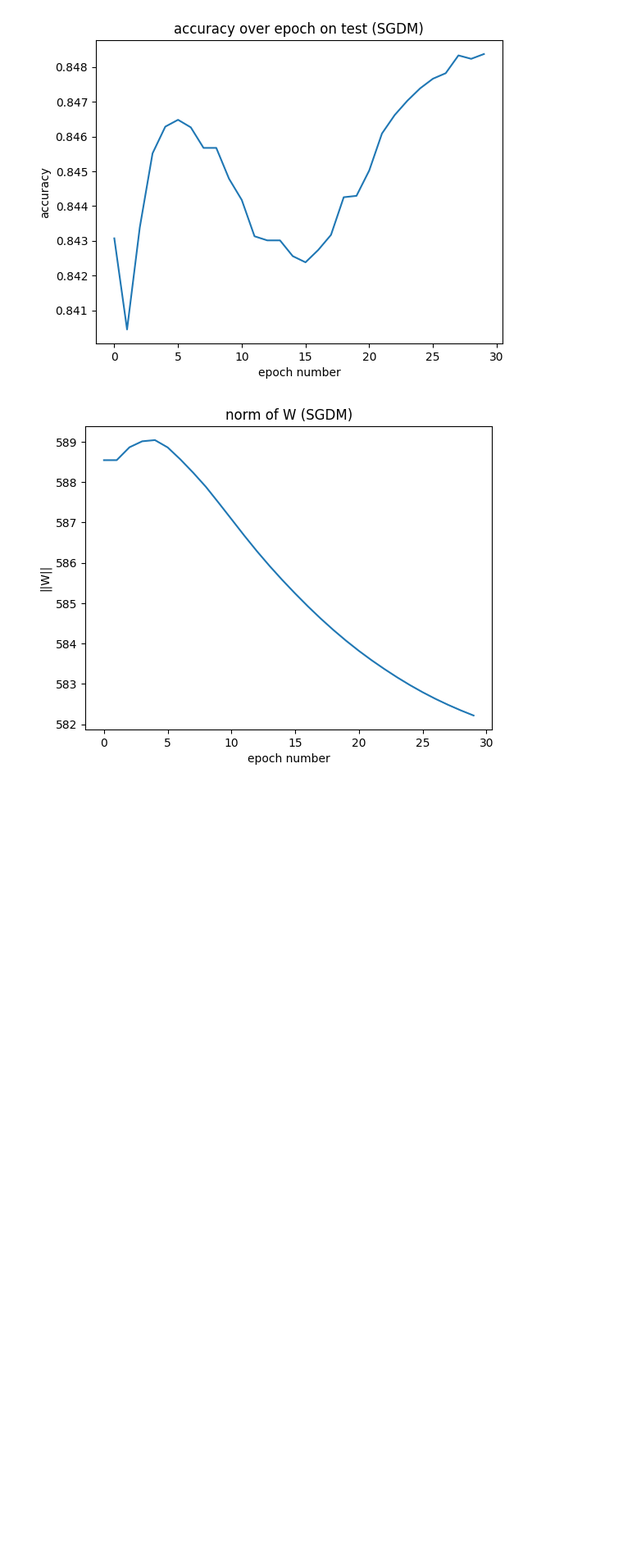
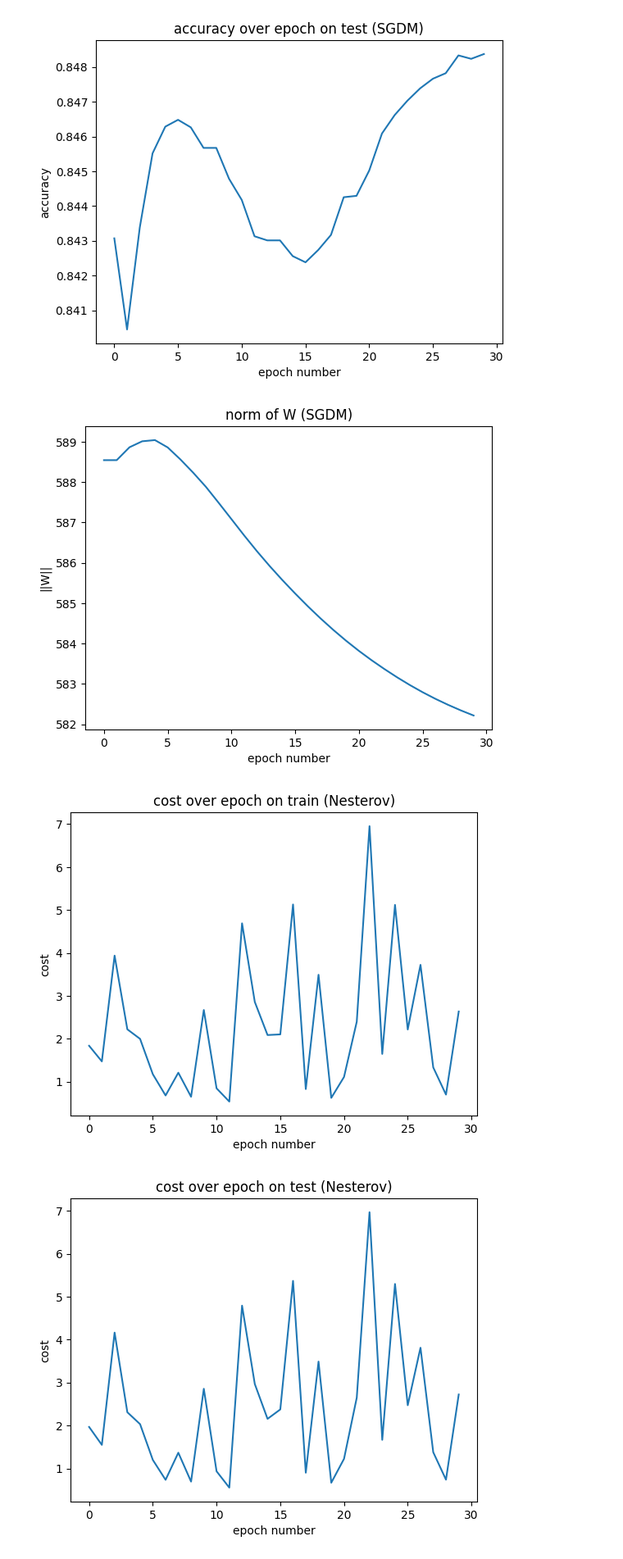
Before and after one commit to AliTavassoly/Simple-Neural-Network, a Jupyter notebook: Q2.ipynb, the cells around one changed output. Shown at 82% size. Cells and saved outputs as stored; diff of their text form; code cells hidden in the pictures; blank space fills up the shorter version.

```diff
--- a/Q2.ipynb
+++ b/Q2.ipynb
@@ -205,7 +205,11 @@ def update_parameters(parameters, grads, learning_rate, gd_type, momentum_beta,
             wchange = v[f"dW{l}"] = momentum_beta * v[f"dW{l}"] + (1 - momentum_beta) * grads[f"dW{l}"]
             bchange = v[f"db{l}"] = momentum_beta * v[f"db{l}"] + (1 - momentum_beta) * grads[f"db{l}"]
         elif gd_type == 'Nesterov':
-            pass
+            wchange = v[f"dW{l}"] = momentum_beta * v[f"dW{l}"] + learning_rate * grads[f"dW{l}"]
+            bchange = v[f"db{l}"] = momentum_beta * v[f"db{l}"] + learning_rate * grads[f"db{l}"]
+            learning_rate = -1
+        else:
+            assert(False, "Gradient descent type is not valid!")
 
         parameters[f"W{l}"] -= learning_rate * wchange
         parameters[f"b{l}"] -= learning_rate * bchange
@@ -354,0 +351,9 @@ optimized_parameters = run_dnn_model(X_train, y_train, X_test, y_test,
+# %%
+# Part (iii)
+optimized_parameters = run_dnn_model(X_train, y_train, X_test, y_test,
+                                     hl_count = 5, n_h = 10,
+                                     epoch_number = 30, batch_size = 256, learning_rate = 0.005, momentum_beta = 0.9,
+                                     gd_type = "Nesterov", enable_plot = True)
+# %% [output]
+[figure, added]
+[figure, added]
```
Also changed, not shown: parts of 3 cells of this notebook.
